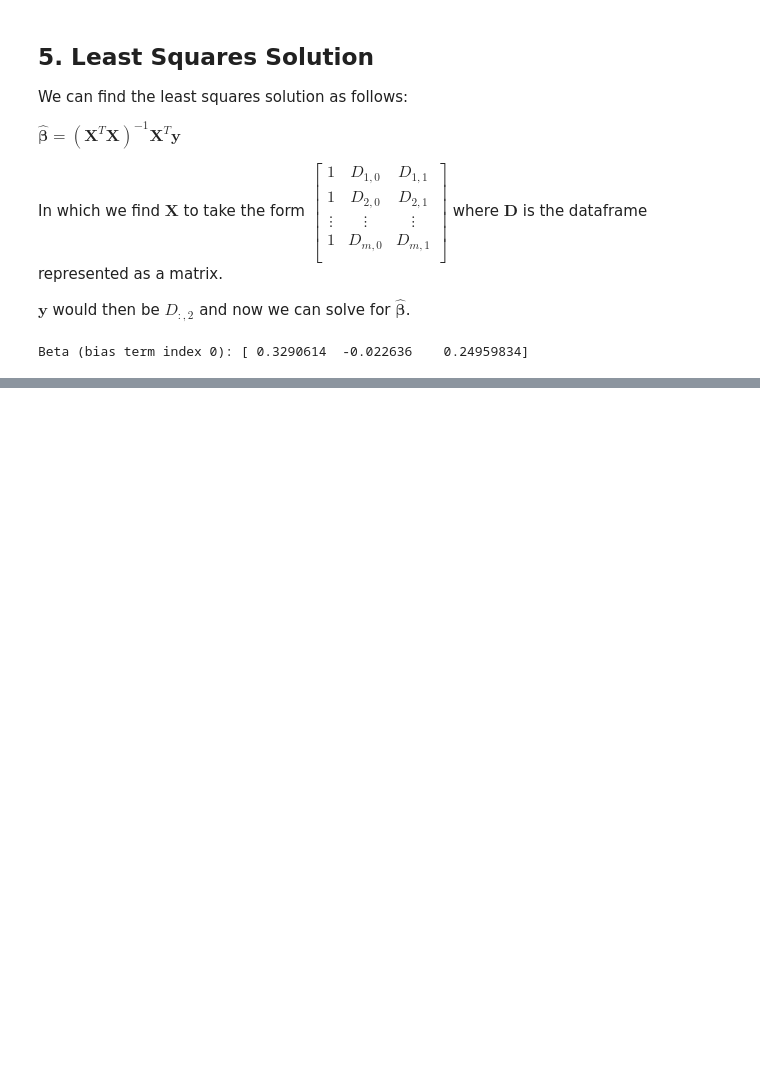
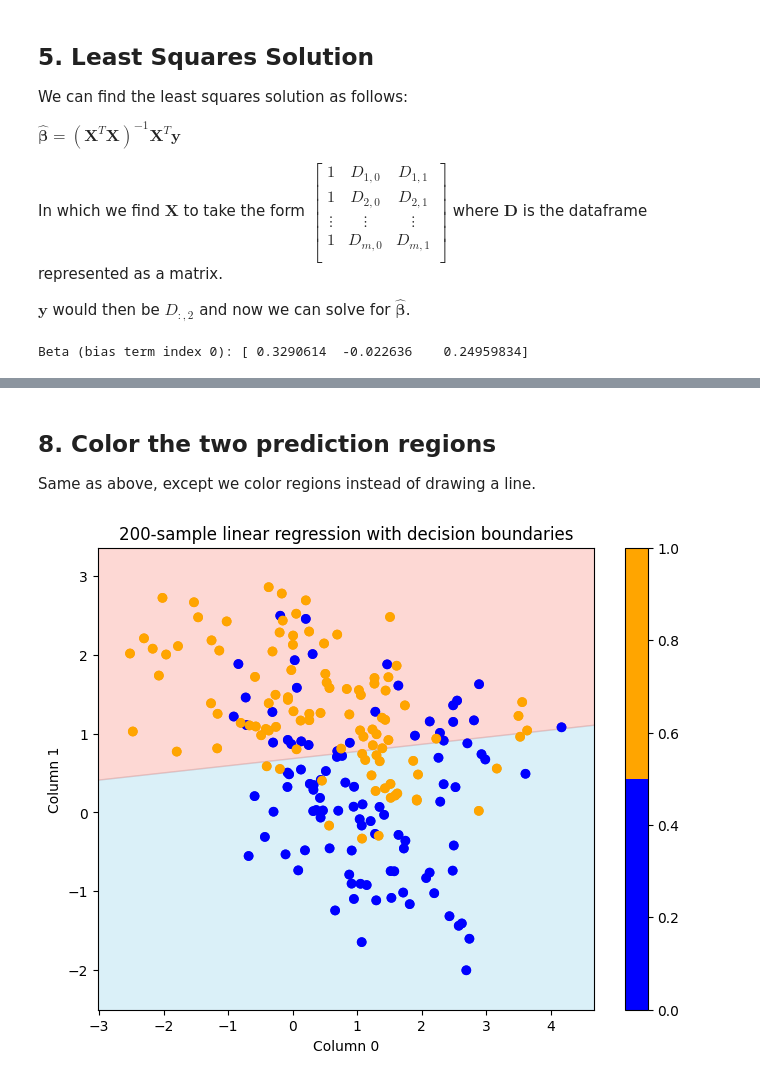
Before and after one commit to zzwhoops-home/CSCI-335, a Jupyter notebook: assignments/ca03-least-squares.ipynb, the cells around one changed output, grey strips where cells are left out. Drawn from its saved outputs; the diff is of its cells as text; code cells hidden in the pictures; blank space fills up the shorter version.

```diff
--- a/assignments/ca03-least-squares.ipynb
+++ b/assignments/ca03-least-squares.ipynb
@@ -157,0 +191,30 @@ RSS: 54.0
+# %% [markdown]
+## 8. Color the two prediction regions
+Same as above, except we color regions instead of drawing a line.
+# %%
+y_min = df[1].min() - 1
+y_max = df[1].max() + 2
+
+# Fill the region below the line
+ax.fill_between(x_vals, y_vals, y_min, color='skyblue', alpha=0.3)
+
+# Fill the region above the line
+ax.fill_between(x_vals, y_vals, y_max, color='salmon', alpha=0.3)
+
+# remove other line
+if (ax.lines):
+    ax.lines[0].remove()
+
+# redraw scatter plot
+scatter = ax.scatter(
+    x=df[0],
+    y=df[1],
+    c=df[2],
+    cmap=cmap
+)
+
+ax.set_title(f"{len(df)}-sample linear regression with decision boundaries")
+
+display(fig)
+# %% [output]
+[figure, added]
```
Also changed, not shown: parts of 8 cells of this notebook.
